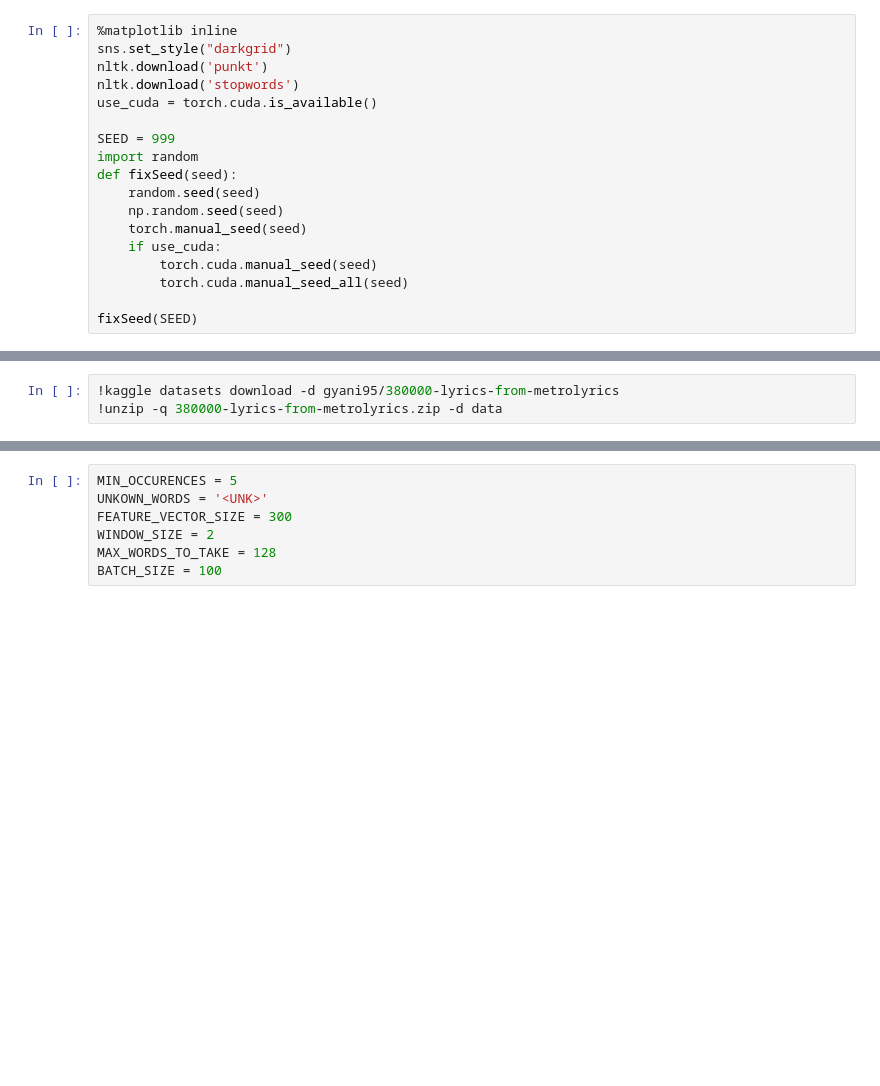
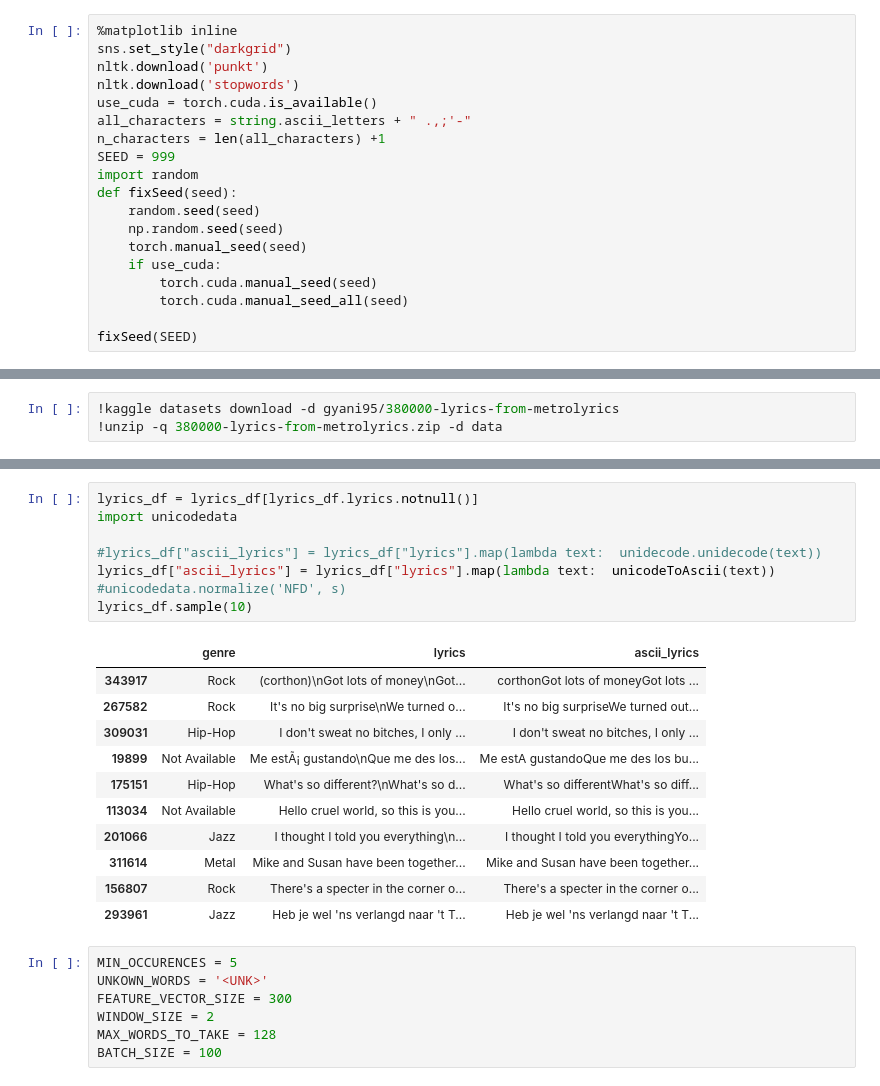
Before and after one commit to gabibu/deeplearnning, a Jupyter notebook: DL_rnn_text_classification_generation.ipynb, the cells around one changed output, grey strips where cells are left out. Saved outputs shown, nothing was run; the diff lists cells and outputs as text; blank space fills up the shorter version.

```diff
--- a/DL_rnn_text_classification_generation.ipynb
+++ b/DL_rnn_text_classification_generation.ipynb
@@ -90,7 +89,8 @@ sns.set_style("darkgrid")
 nltk.download('punkt')
 nltk.download('stopwords')
 use_cuda = torch.cuda.is_available()
-
+all_characters = string.ascii_letters + " .,;'-"
+n_characters = len(all_characters) +1
 SEED = 999
 import random
 def fixSeed(seed):
@@ -143,3 +146,23 @@ Warning: Your Kaggle API key is readable by other users on this system! To fix t
+# %%
+lyrics_df = lyrics_df[lyrics_df.lyrics.notnull()]
+import unicodedata
+
+#lyrics_df["ascii_lyrics"] = lyrics_df["lyrics"].map(lambda text:  unidecode.unidecode(text))
+lyrics_df["ascii_lyrics"] = lyrics_df["lyrics"].map(lambda text:  unicodeToAscii(text))
+#unicodedata.normalize('NFD', s)
+lyrics_df.sample(10)
+# %% [output]
+|  | genre | lyrics | ascii_lyrics |
+| 343917 | Rock | (corthon)\nGot lots of money\nGot... | corthonGot lots of moneyGot lots ... |
+| 267582 | Rock | It's no big surprise\nWe turned o... | It's no big surpriseWe turned out... |
+| 309031 | Hip-Hop | I don't sweat no bitches, I only ... | I don't sweat no bitches, I only ... |
+| 19899 | Not Available | Me estÃ¡ gustando\nQue me des los... | Me estA gustandoQue me des los bu... |
+| 175151 | Hip-Hop | What's so different?\nWhat's so d... | What's so differentWhat's so diff... |
+| 113034 | Not Available | Hello cruel world, so this is you... | Hello cruel world, so this is you... |
+| 201066 | Jazz | I thought I told you everything\n... | I thought I told you everythingYo... |
+| 311614 | Metal | Mike and Susan have been together... | Mike and Susan have been together... |
+| 156807 | Rock | There's a specter in the corner o... | There's a specter in the corner o... |
+| 293961 | Jazz | Heb je wel 'ns verlangd naar 't T... | Heb je wel 'ns verlangd naar 't T... |
 # %%
 MIN_OCCURENCES = 5
 UNKOWN_WORDS = '<UNK>'
```
Also changed, not shown: parts of 27 cells of this notebook.
